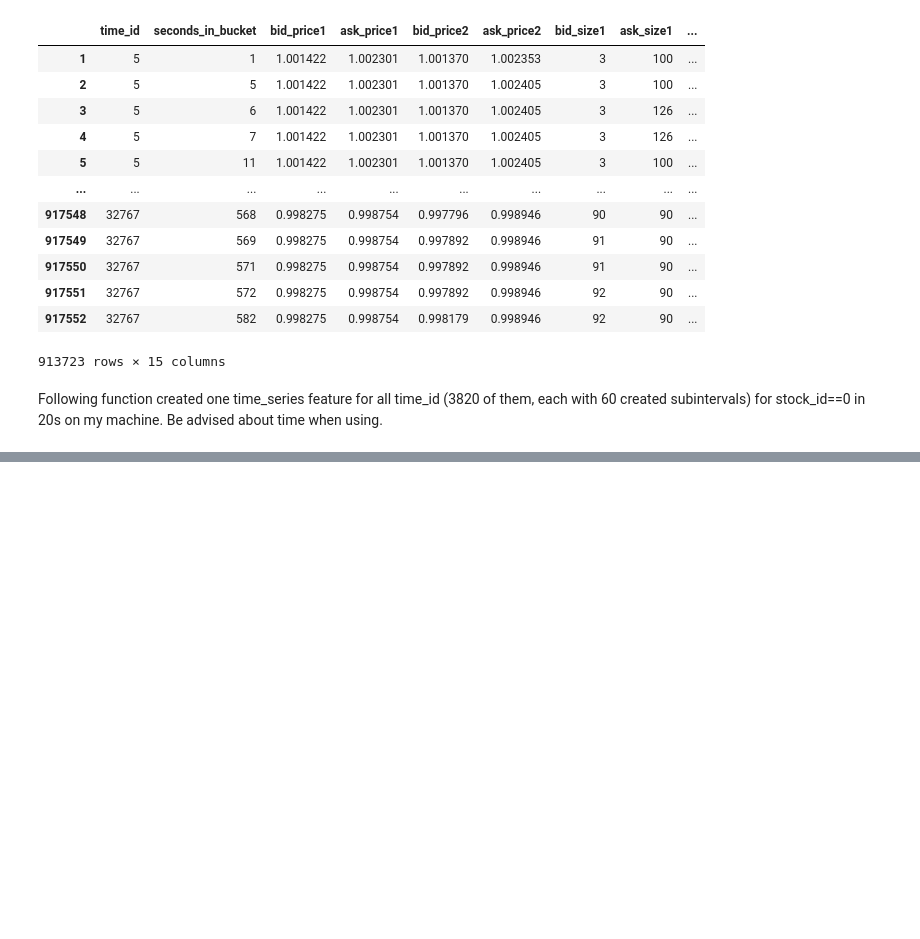
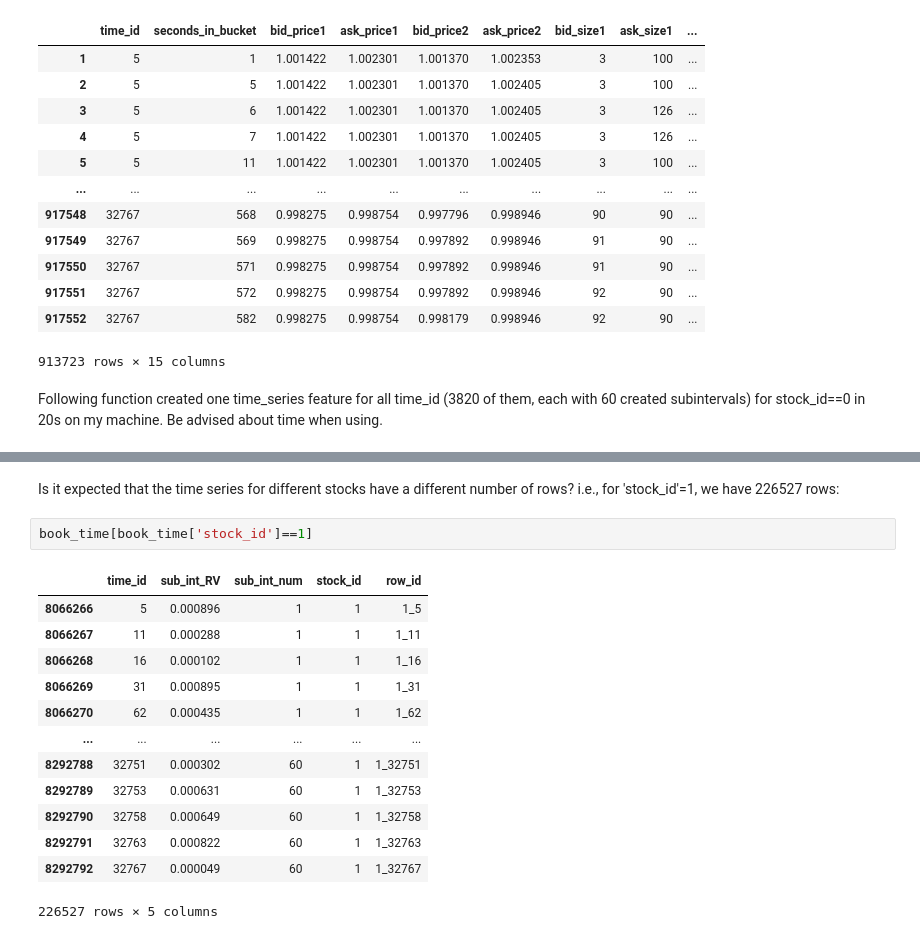
Before and after one commit to martinmf-dev/Realized_Volatility_Prediction_-erdos_deeplearning-, a Jupyter notebook: data_processing/data_processing_functions.ipynb, the cells around one changed output, grey strips where cells are left out. Drawn from its saved outputs; the diff is of its cells as text; blank space fills up the shorter version.

```diff
--- a/data_processing/data_processing_functions.ipynb
+++ b/data_processing/data_processing_functions.ipynb
@@ -202,0 +254,18 @@ book_0_time[book_0_time["time_id"]==5].head()
+# %% [markdown]
+Is it expected that the time series for different stocks have a different number of rows? i.e., for 'stock_id'=1, we have 226527 rows:
+# %%
+book_time[book_time['stock_id']==1]
+# %% [output]
+|  | time_id | sub_int_RV | sub_int_num | stock_id | row_id |
+| 8066266 | 5 | 0.000896 | 1 | 1 | 1_5 |
+| 8066267 | 11 | 0.000288 | 1 | 1 | 1_11 |
+| 8066268 | 16 | 0.000102 | 1 | 1 | 1_16 |
+| 8066269 | 31 | 0.000895 | 1 | 1 | 1_31 |
+| 8066270 | 62 | 0.000435 | 1 | 1 | 1_62 |
+| ... | ... | ... | ... | ... | ... |
+| 8292788 | 32751 | 0.000302 | 60 | 1 | 1_32751 |
+| 8292789 | 32753 | 0.000631 | 60 | 1 | 1_32753 |
+| 8292790 | 32758 | 0.000649 | 60 | 1 | 1_32758 |
+| 8292791 | 32763 | 0.000822 | 60 | 1 | 1_32763 |
+| 8292792 | 32767 | 0.000049 | 60 | 1 | 1_32767 |
+226527 rows × 5 columns
```
Also changed, not shown: parts of 9 cells of this notebook, 1 other file.
